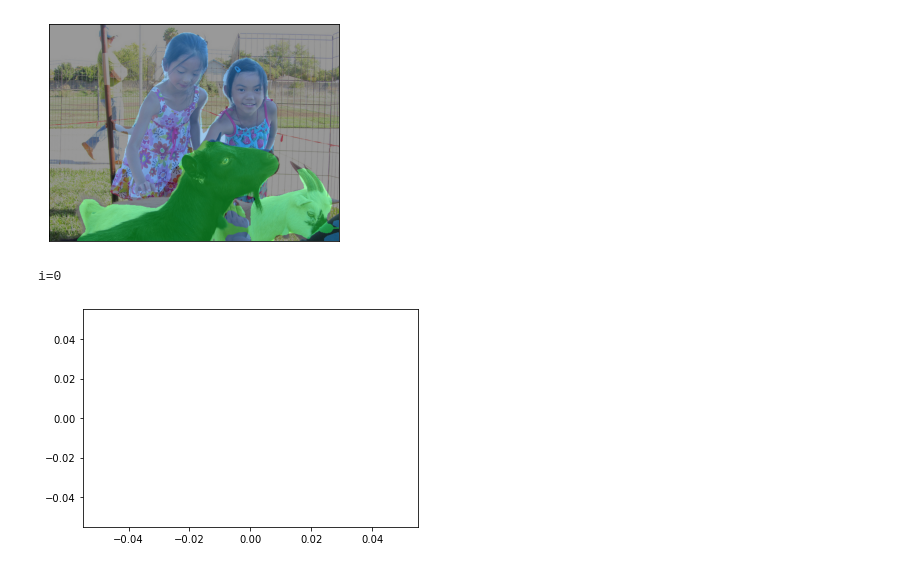
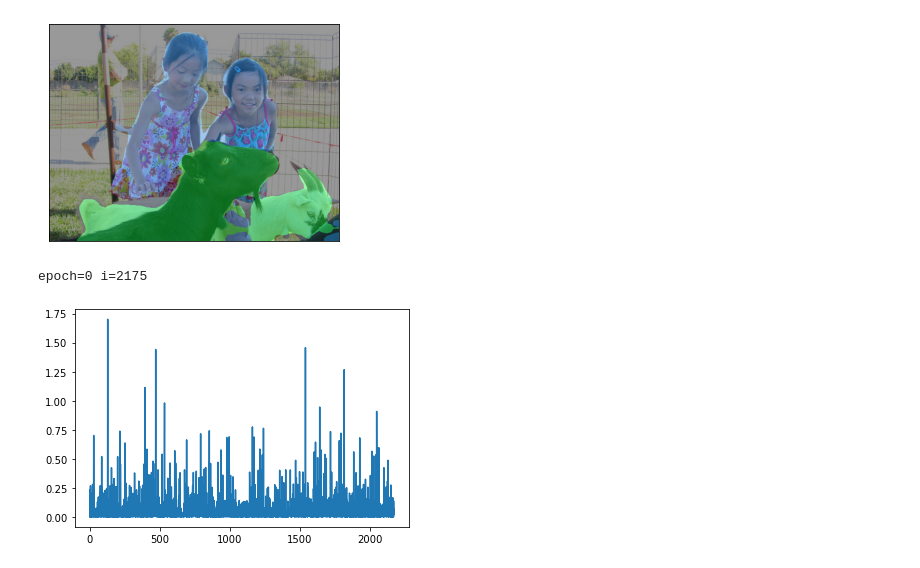
Before and after one commit to tomtseng/adversarial-segmentation, a Jupyter notebook: adversarial-segmentation.ipynb, the cells around one changed output. Drawn from its saved outputs; the diff is of its cells as text; code cells hidden in the pictures.

Commit message:
notebook: Run for more iters

```diff
--- a/adversarial-segmentation.ipynb
+++ b/adversarial-segmentation.ipynb
@@ -134,8 +134,10 @@ class Perturbation(torch.nn.Module):
         with torch.no_grad():
             self.perturbation.clamp_(min=-self.max_magnitude, max=self.max_magnitude)
 
-    def show(self):
-        with torch.no_grad():
-            perturbation = self.perturbation * 255 / (2 * self.max_magnitude) + 127.5
+    def show(self, amplified=False):
+        perturbation = self.perturbation.detach().clone()
+        if amplified:
+            perturbation *= 127.5 / self.max_magnitude
+        perturbation += 127.5
         show_images(perturbation.byte())
 # %%
@@ -171,45 +182,47 @@ lr = 0.1
 optimizer = torch.optim.Adam(perturbation.parameters(), lr=lr)
 loss_fn = make_loss_fn()
 # %%
-num_iters = 5000
+num_epochs = 1
 print_rate = 25
 save_rate = 500
 
 losses = []
-for i, batch_int in enumerate(train_loader):
-    if i >= num_iters:
-        break
-    optimizer.zero_grad()
+for epoch in range(num_epochs):
+    for i, batch_int in enumerate(train_loader):
+        if i >= num_iters:
+            break
+        optimizer.zero_grad()
 
-    batch = F.convert_image_dtype(batch_int, torch.float32)
-    with torch.no_grad():
-        segmentation = get_segmentation_logits(model, batch).argmax(1)
-    target = segmentation.clone()
-    # For simplicity, for each person-classified pixel, let's make the target class be the
-    # background class instead of making it be the same class as the nearest
-    # non-person-classified label. This seems more natural for this data set (as opposed to the
-    # Cityscapes data set) anyway since most pixels in this data set are the background class.
-    target[segmentation == person_class_index] = background_class_index
+        batch = F.convert_image_dtype(batch_int, torch.float32)
+        with torch.no_grad():
+            segmentation = get_segmentation_logits(model, batch).argmax(1)
+        target = segmentation.clone()
+        person_mask = segmentation == person_class_index
+        # For simplicity, for each person-classified pixel, let's make the target class be the
+        # background class instead of making it be the same class as the nearest
+        # non-person-classified label. This seems more natural for this data set (as opposed to the
+        # Cityscapes data set) anyway since most pixels in this data set are the background class.
+        target[person_mask] = background_class_index
 
-    perturbed_batch = perturbation(batch_int)
-    logits = get_segmentation_logits(model, perturbed_batch / 255)
-    loss = loss_fn(logits, target)
-    losses.append(loss.item())
+        perturbed_batch = perturbation(batch_int)
+        logits = get_segmentation_logits(model, perturbed_batch / 255)
+        loss = loss_fn(logits, target, person_mask)
+        losses.append(loss.item())
 
-    loss.backward()
-    if i % print_rate == 0:
-        print(f'{i=}')
-        plt.plot(losses)
-        plt.show()
-        display.clear_output(wait=True)
-    if i % save_rate == save_rate - 1:
-        torch.save(perturbation.state_dict(), perturbation_path)
-    optimizer.step()
-    perturbation.clip()
-torch.save(perturbation.state_dict(), perturbation_path)
+        loss.backward()
+        if i % print_rate == 0:
+            print(f'{epoch=} {i=}')
+            plt.plot(losses)
+            plt.show()
+            display.clear_output(wait=True)
+        if i % save_rate == save_rate - 1:
+            torch.save(perturbation.state_dict(), perturbation_path)
+        optimizer.step()
+        perturbation.clip()
+    torch.save(perturbation.state_dict(), perturbation_path)
 # %% [output]
-i=0
+epoch=0 i=2175
-[figure, old version]
+[figure, new version]
 # %%
 torch.save(perturbation.state_dict(), perturbation_path)
 # %%
```
Also changed, not shown: parts of 3 cells of this notebook, 1 other file.
